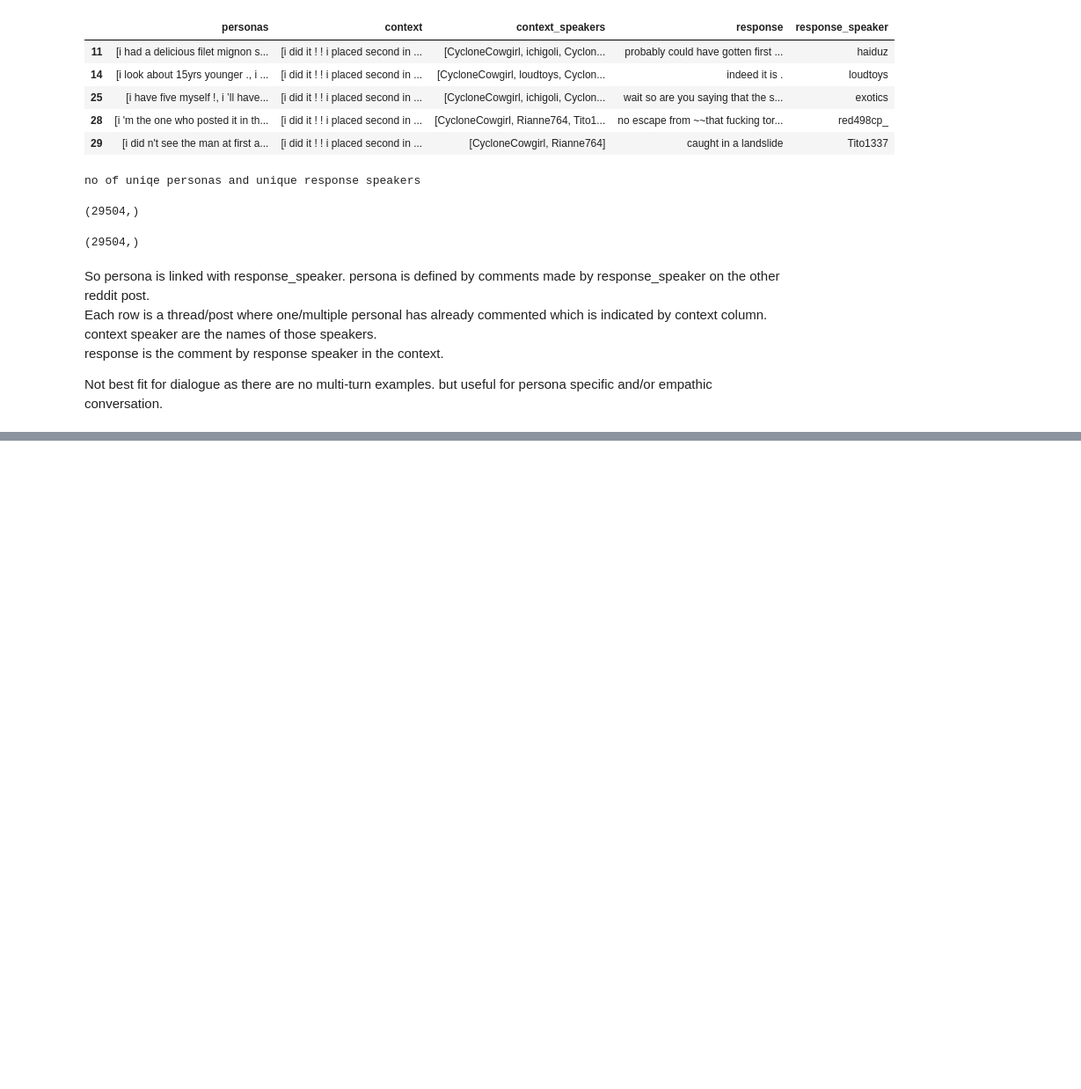
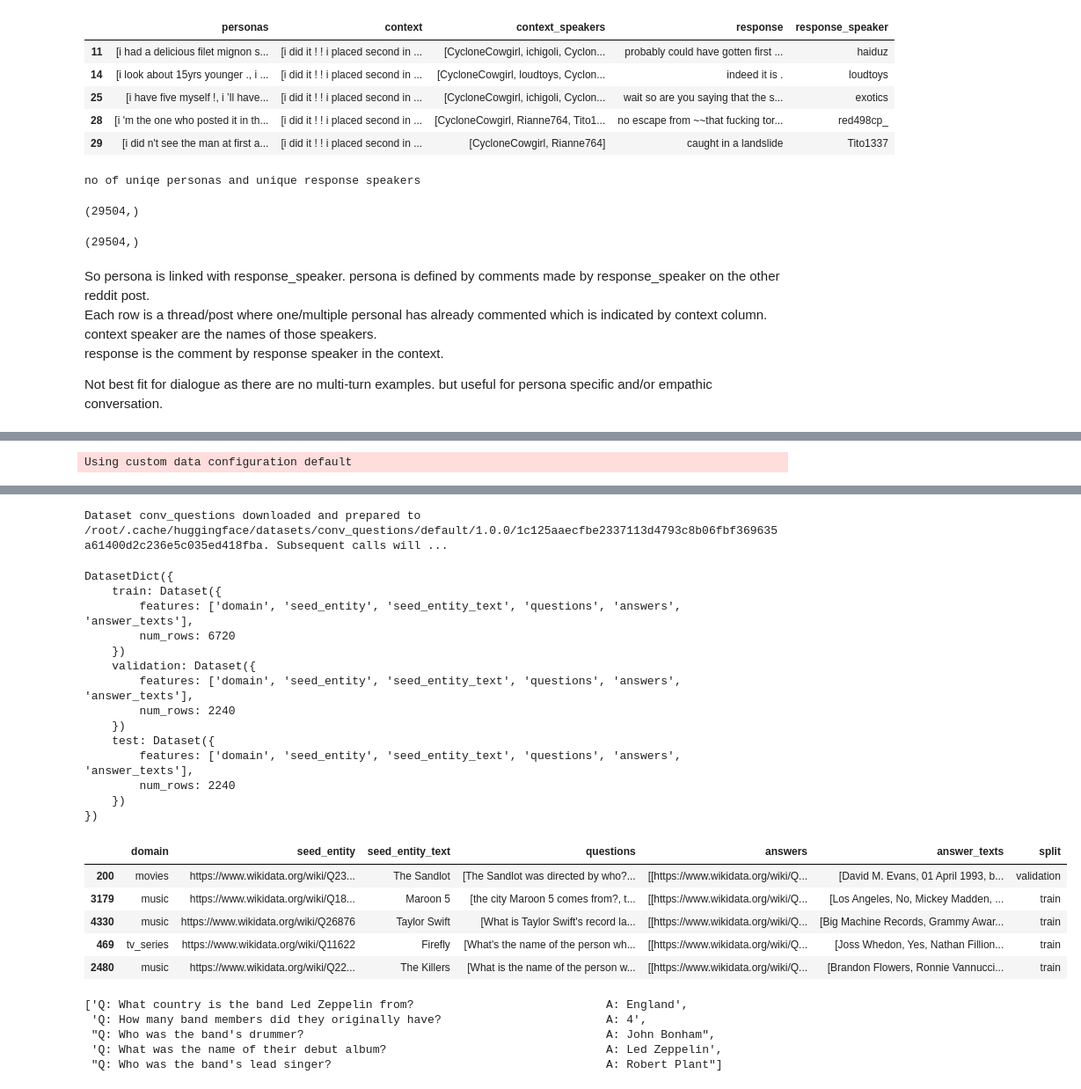
Before and after one commit to violetcodes/nlp-learn, a Jupyter notebook: notebooks/dialogue1_data_understanding_and_pretrained_models.ipynb, the cells around one changed output, grey strips where cells are left out. Shown: that part at 88% size. Drawn from its saved outputs; the diff is of its cells as text; code cells hidden in the pictures; blank space fills up the shorter version.

```diff
--- a/notebooks/dialogue1_data_understanding_and_pretrained_models.ipynb
+++ b/notebooks/dialogue1_data_understanding_and_pretrained_models.ipynb
@@ -92,0 +177,7 @@ Not best fit for dialogue as there are no multi-turn examples. but useful for pe
+# %%
+cques = load_dataset('conv_questions')
+display(cques)
+cques_df = hfds2df(cques)
+cques_df.sample(5)
+# %% [output]
+Using custom data configuration default
@@ -92,0 +185,29 @@ Not best fit for dialogue as there are no multi-turn examples. but useful for pe
+Dataset conv_questions downloaded and prepared to /root/.cache/huggingface/datasets/conv_questions/default/1.0.0/1c125aaecfbe2337113d4793c8b06fbf369635a61400d2c236e5c035ed418fba. Subsequent calls will ...
+DatasetDict({
+    train: Dataset({
+        features: ['domain', 'seed_entity', 'seed_entity_text', 'questions', 'answers', 'answer_texts'],
+        num_rows: 6720
+    })
+    validation: Dataset({
+        features: ['domain', 'seed_entity', 'seed_entity_text', 'questions', 'answers', 'answer_texts'],
+        num_rows: 2240
+    })
+    test: Dataset({
+        features: ['domain', 'seed_entity', 'seed_entity_text', 'questions', 'answers', 'answer_texts'],
+        num_rows: 2240
+    })
+})
+|  | domain | seed_entity | seed_entity_text | questions | answers | answer_texts | split |
+| 200 | movies | https://www.wikidata.org/wiki/Q23... | The Sandlot | [The Sandlot was directed by who?... | [[https://www.wikidata.org/wiki/Q... | [David M. Evans, 01 April 1993, b... | validation |
+| 3179 | music | https://www.wikidata.org/wiki/Q18... | Maroon 5 | [the city Maroon 5 comes from?, t... | [[https://www.wikidata.org/wiki/Q... | [Los Angeles, No, Mickey Madden, ... | train |
+| 4330 | music | https://www.wikidata.org/wiki/Q26876 | Taylor Swift | [What is Taylor Swift's record la... | [[https://www.wikidata.org/wiki/Q... | [Big Machine Records, Grammy Awar... | train |
+| 469 | tv_series | https://www.wikidata.org/wiki/Q11622 | Firefly | [What's the name of the person wh... | [[https://www.wikidata.org/wiki/Q... | [Joss Whedon, Yes, Nathan Fillion... | train |
+| 2480 | music | https://www.wikidata.org/wiki/Q22... | The Killers | [What is the name of the person w... | [[https://www.wikidata.org/wiki/Q... | [Brandon Flowers, Ronnie Vannucci... | train |
+# %%
+[f'Q: {q:70} A: {a}' for q, a in zip(*cques_df.sample(1, random_state=32)[['questions', 'answer_texts']].values.tolist()[0])]
+# %% [output]
+['Q: What country is the band Led Zeppelin from?                            A: England',
+ 'Q: How many band members did they originally have?                        A: 4',
+ "Q: Who was the band's drummer?                                            A: John Bonham",
+ 'Q: What was the name of their debut album?                                A: Led Zeppelin',
+ "Q: Who was the band's lead singer?                                        A: Robert Plant"]
```
Also changed, not shown: parts of 5 cells of this notebook.
